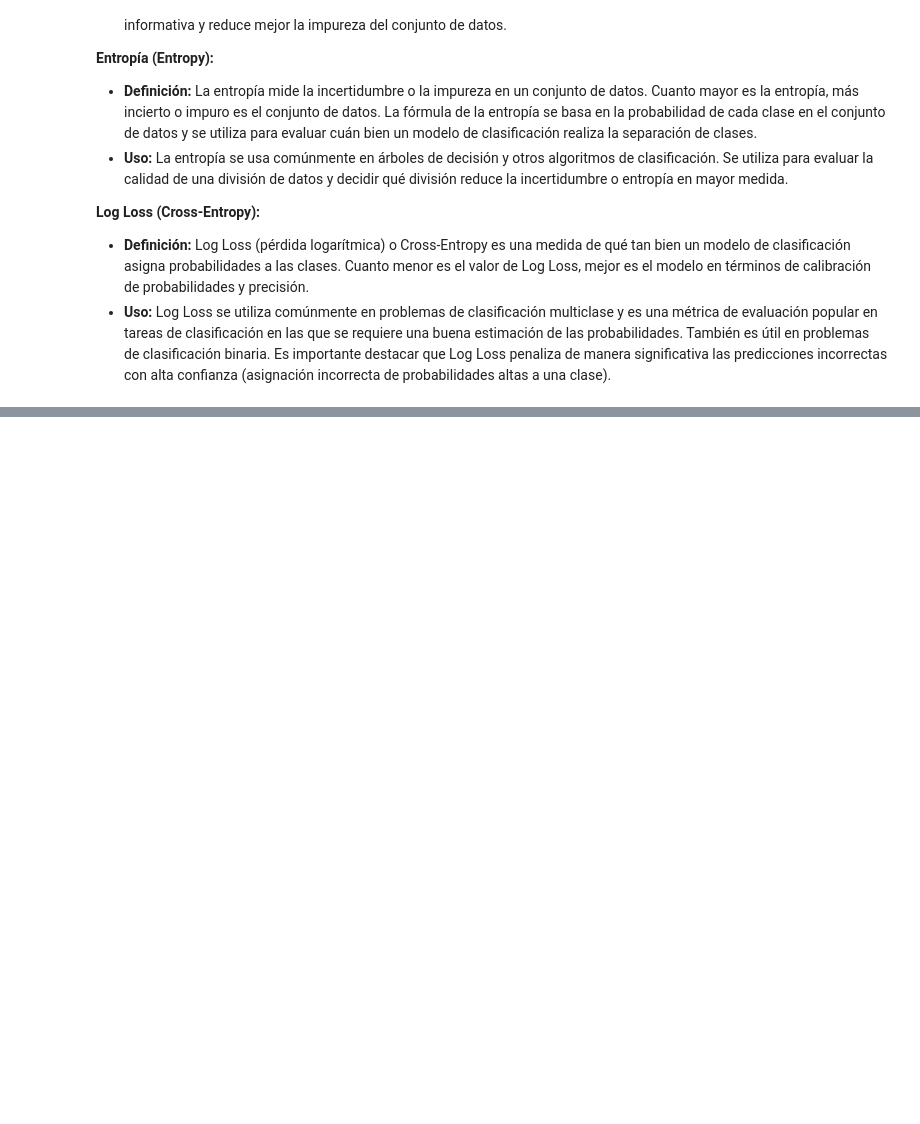
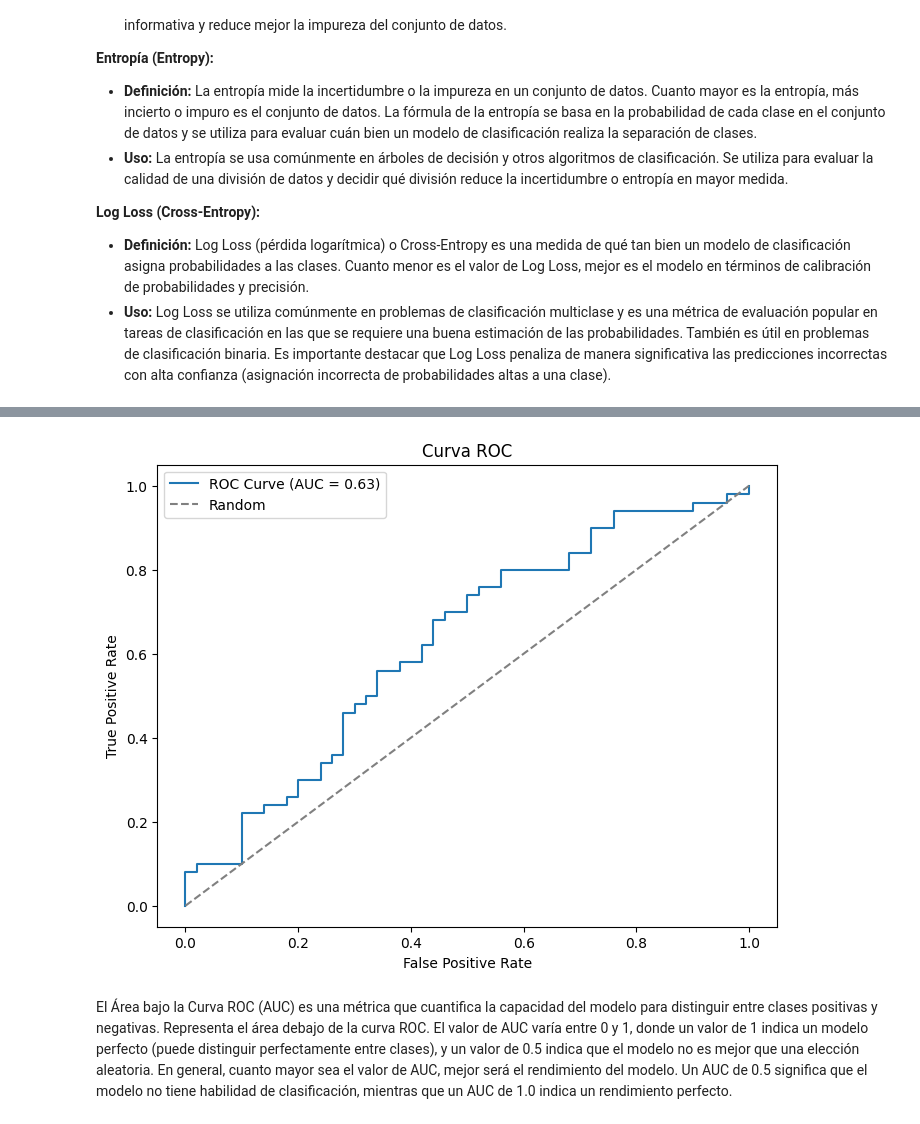
Before and after one commit to jveraduran/duoc-machine-learning, a Jupyter notebook: Unidad_2.ipynb, the cells around one changed output, grey strips where cells are left out. Cells and saved outputs as stored; diff of their text form; code cells hidden in the pictures; blank space fills up the shorter version.

```diff
--- a/Unidad_2.ipynb
+++ b/Unidad_2.ipynb
@@ -817,0 +902,31 @@ Precisión del árbol de decisión : 1.0
+# %%
+# Define el modelo de Regresión Logística
+model = LogisticRegression()
+
+# Entrena el modelo
+model.fit(X_feat, y_feat)
+
+# Realiza predicciones de probabilidad en el conjunto de prueba
+y_prob = model.predict_proba(X_feat)[:, 1]
+
+# Calcula la curva ROC
+fpr, tpr, thresholds = roc_curve(y_feat, y_prob)
+
+# Calcula el AUC (Área bajo la curva ROC)
+auc = roc_auc_score(y_feat, y_prob)
+
+# Grafica la curva ROC
+plt.figure(figsize=(8, 6))
+plt.plot(fpr, tpr, label=f'ROC Curve (AUC = {auc:.2f})')
+plt.plot([0, 1], [0, 1], 'k--', color='gray', label='Random')
+plt.xlabel('False Positive Rate')
+plt.ylabel('True Positive Rate')
+plt.title('Curva ROC')
+plt.legend()
+plt.show()
+# %% [output]
+[figure, added]
+# %% [markdown]
+El Área bajo la Curva ROC (AUC) es una métrica que cuantifica la capacidad del modelo para distinguir entre clases positivas y negativas. Representa el área debajo de la curva ROC.
+El valor de AUC varía entre 0 y 1, donde un valor de 1 indica un modelo perfecto (puede distinguir perfectamente entre clases), y un valor de 0.5 indica que el modelo no es mejor que una elección aleatoria.
+En general, cuanto mayor sea el valor de AUC, mejor será el rendimiento del modelo. Un AUC de 0.5 significa que el modelo no tiene habilidad de clasificación, mientras que un AUC de 1.0 indica un rendimiento perfecto.
```
Also changed, not shown: parts of 9 cells of this notebook.
